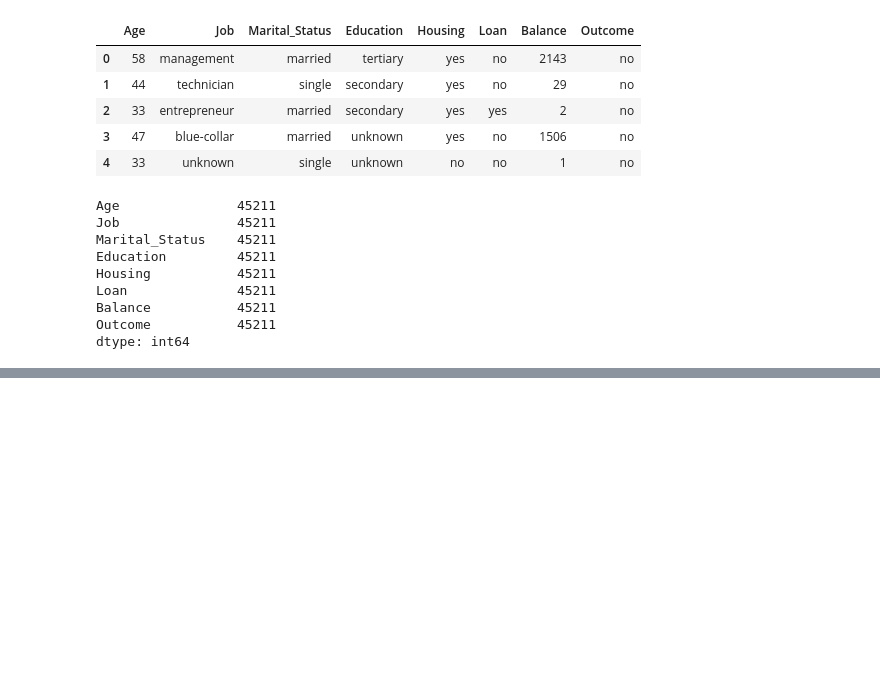
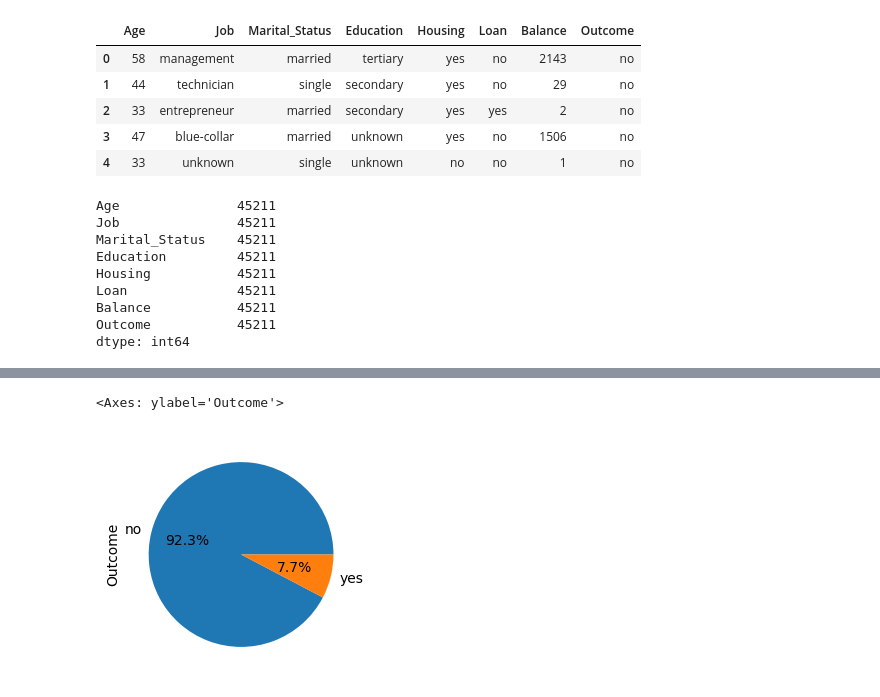
Before and after one commit to Prachi-Shah1002/Project_1, a Jupyter notebook: Main.ipynb, the cells around one changed output, grey strips where cells are left out. Saved outputs shown, nothing was run; the diff lists cells and outputs as text; code cells hidden in the pictures; blank space fills up the shorter version.

```diff
--- a/Main.ipynb
+++ b/Main.ipynb
@@ -65,0 +81,12 @@ dtype: int64
+# %%
+# This filters the records having a housing loan
+# and graphs the mode of the number of customers having bought the product
+
+#Filtering the data
+train_data_df_filtered = train_data_df[train_data_df['Housing'] =='yes']
+#Grouping and graphing
+pie_mode_housing = train_data_df_filtered.groupby(['Outcome'])['Outcome'].count()
+pie_mode_housing.plot.pie(autopct='%1.1f%%', figsize=(3, 3))
+# %% [output]
+<Axes: ylabel='Outcome'>
+[figure, added]
```
Also changed, not shown: parts of 9 cells of this notebook, 1 other file.
